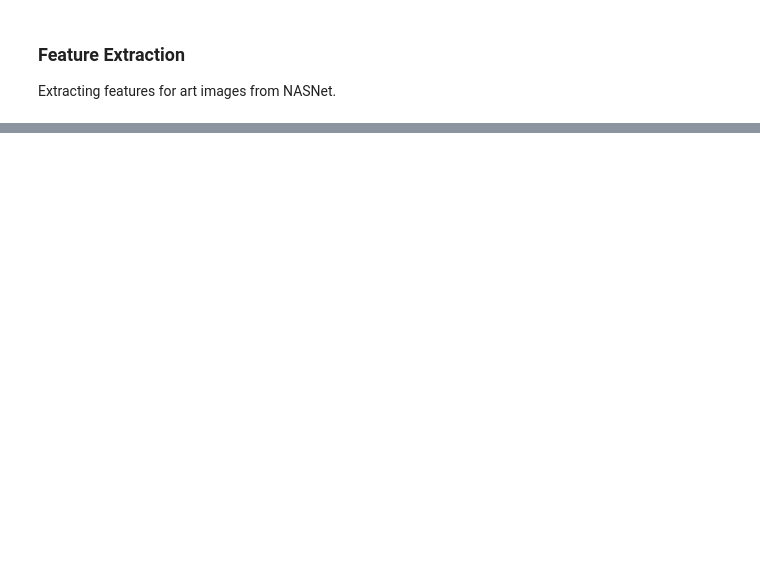
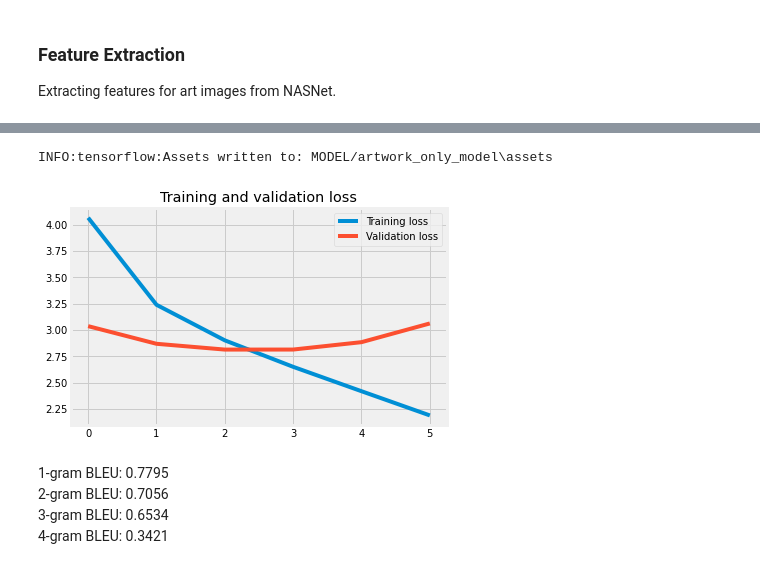
Before and after one commit to stereopickle/art_title_generator, a Jupyter notebook: 030.Model_1.ipynb, the cells around one changed output, grey strips where cells are left out. Cells and saved outputs as stored; diff of their text form; code cells hidden in the pictures; blank space fills up the shorter version.

```diff
--- a/030.Model_1.ipynb
+++ b/030.Model_1.ipynb
@@ -466,0 +514,4 @@ art_features = feature_extractor(img_dir, NASNetLarge)
+# %%
+train_X1, train_X2, train_Y = processor2.train_generator(train_list_art)
+# %%
+val_X1, val_X2, val_Y = processor2.validation_generator(val_list_art)
@@ -466,0 +520,37 @@ art_features = feature_extractor(img_dir, NASNetLarge)
+# %%
+max_length = processor2.get_max_length()
+num_vocab = processor2.get_num_vocab()
+# %%
+#first path
+in1 = Input(shape = (4032,))
+img_layer1 = Dropout(0.5)(in1)
+img_layer2 = Dense(256, activation = 'relu')(img_layer1)
+# second path
+in2 = Input(shape=(max_length,))
+text_layer1 = Embedding(num_vocab, 256, mask_zero = True)(in2)
+text_layer2 = Dropout(0.5)(text_layer1)
+text_layer3 = LSTM(256)(text_layer2)
+# outputting
+output_layer1 = add([img_layer2, text_layer3])
+output_layer2 = Dense(256, activation = 'relu')(output_layer1)
+output = Dense(num_vocab, activation = 'softmax')(output_layer2)
+# compile model
+model = Model(inputs = [in1, in2], outputs = output)
+model.compile(loss = 'categorical_crossentropy',
+             optimizer = 'adam')
+
+cp = EarlyStopping(patience = 3, restore_best_weights= True)
+
+# training
+start = timer()
+
+history = model.fit([train_X1, train_X2], train_Y,
+                    epochs=20,
+                    validation_data = ([val_X1, val_X2], val_Y),
+                    workers = 7,
+                    callbacks = [cp],
+                    verbose = 1
+                   )
+end = timer()
+elapsed = end - start
+print('Total Time Elapsed: ', int(elapsed//60), ' minutes ', (round(elapsed%60)), ' seconds')
@@ -466,0 +571,4 @@ art_features = feature_extractor(img_dir, NASNetLarge)
+# %%
+model.save('MODEL/artwork_only_model')
+# %% [output]
+INFO:tensorflow:Assets written to: MODEL/artwork_only_model\assets
@@ -466,0 +578,4 @@ art_features = feature_extractor(img_dir, NASNetLarge)
+# %%
+plot_performance(history)
+# %% [output]
+[figure, added]
@@ -466,0 +585,5 @@ art_features = feature_extractor(img_dir, NASNetLarge)
+# %% [markdown]
+1-gram BLEU: 0.7795
+2-gram BLEU: 0.7056
+3-gram BLEU: 0.6534
+4-gram BLEU: 0.3421
```
Also changed, not shown: parts of 61 cells of this notebook.
